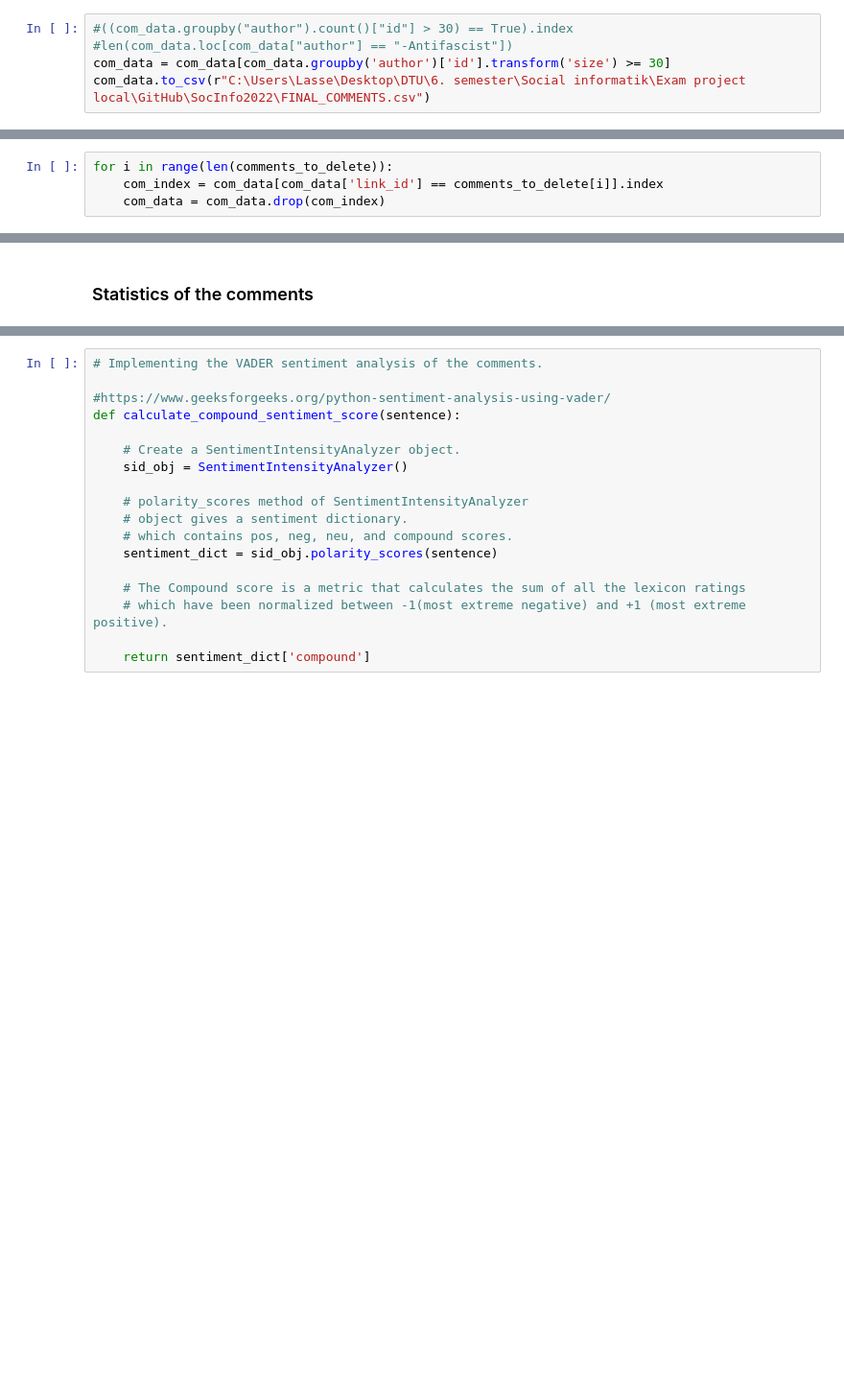
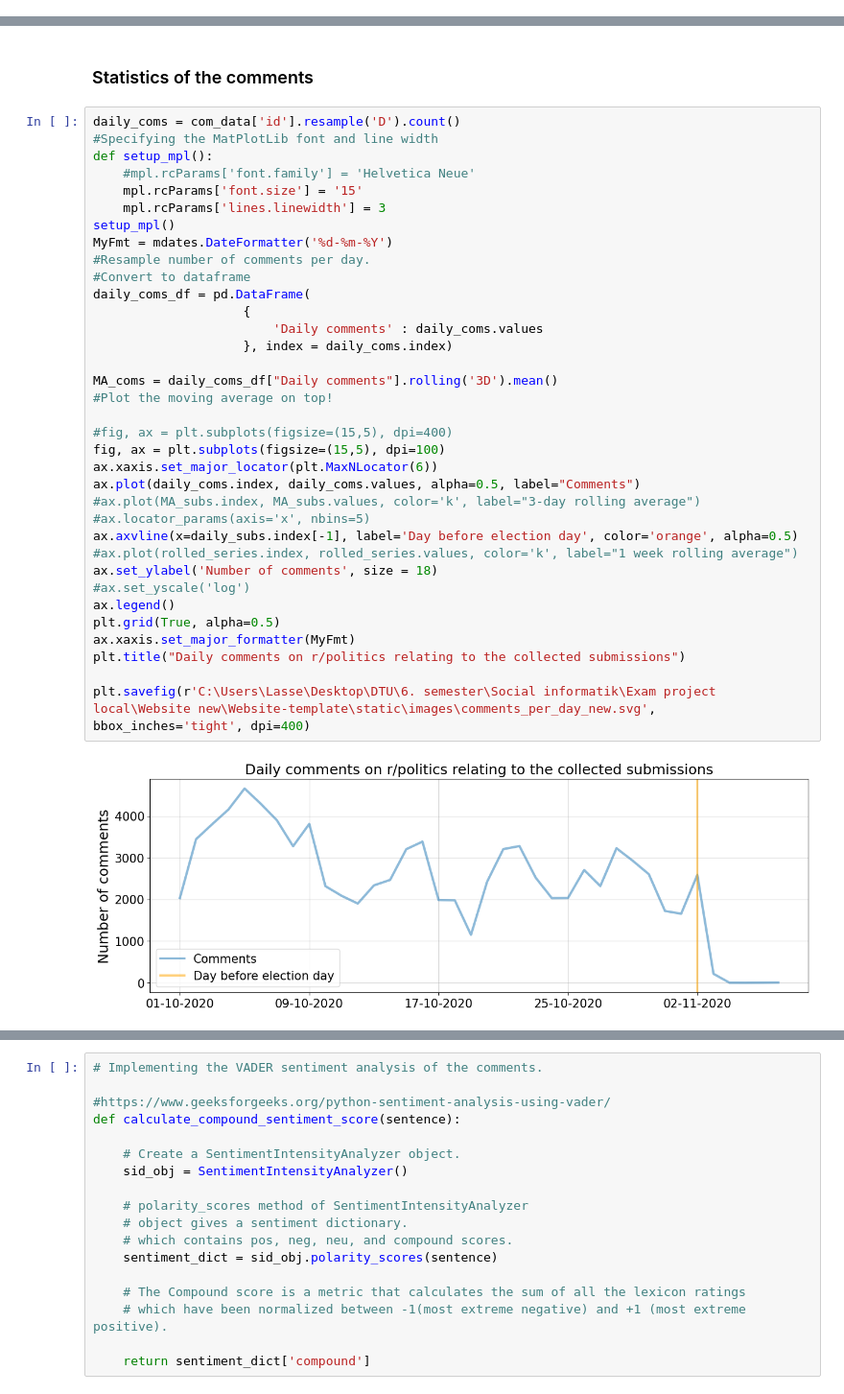
Before and after one commit to JaQtae/SocInfo2022, a Jupyter notebook: Explainer_Notebook_V3.ipynb, the cells around one changed output, grey strips where cells are left out. Shown at 96% size. Cells and saved outputs as stored; diff of their text form; blank space fills up the shorter version.

```diff
--- a/Explainer_Notebook_V3.ipynb
+++ b/Explainer_Notebook_V3.ipynb
@@ -336,5 +320,0 @@ com_data = pd.read_csv(r"C:\Users\Lasse\Desktop\DTU\6. semester\Social informati
-# %%
-#((com_data.groupby("author").count()["id"] > 30) == True).index
-#len(com_data.loc[com_data["author"] == "-Antifascist"])
-com_data = com_data[com_data.groupby('author')['id'].transform('size') >= 30]
-com_data.to_csv(r"C:\Users\Lasse\Desktop\DTU\6. semester\Social informatik\Exam project local\GitHub\SocInfo2022\FINAL_COMMENTS.csv")
@@ -367,4 +320,0 @@ for i in range(len(comments_to_delete)):
-# %%
-for i in range(len(comments_to_delete)):
-    com_index = com_data[com_data['link_id'] == comments_to_delete[i]].index
-    com_data = com_data.drop(com_index)
@@ -456,2 +391,39 @@ df
 # %% [markdown]
 ### Statistics of the comments
+# %%
+daily_coms = com_data['id'].resample('D').count()
+#Specifying the MatPlotLib font and line width
+def setup_mpl():
+    #mpl.rcParams['font.family'] = 'Helvetica Neue'
+    mpl.rcParams['font.size'] = '15'
+    mpl.rcParams['lines.linewidth'] = 3
+setup_mpl()
+MyFmt = mdates.DateFormatter('%d-%m-%Y')
+#Resample number of comments per day.
+#Convert to dataframe
+daily_coms_df = pd.DataFrame(
+                    {
+                        'Daily comments' : daily_coms.values
+                    }, index = daily_coms.index)
+
+MA_coms = daily_coms_df["Daily comments"].rolling('3D').mean()
+#Plot the moving average on top!
+
+#fig, ax = plt.subplots(figsize=(15,5), dpi=400)
+fig, ax = plt.subplots(figsize=(15,5), dpi=100)
+ax.xaxis.set_major_locator(plt.MaxNLocator(6))
+ax.plot(daily_coms.index, daily_coms.values, alpha=0.5, label="Comments")
+#ax.plot(MA_subs.index, MA_subs.values, color='k', label="3-day rolling average")
+#ax.locator_params(axis='x', nbins=5)
+ax.axvline(x=daily_subs.index[-1], label='Day before election day', color='orange', alpha=0.5)
+#ax.plot(rolled_series.index, rolled_series.values, color='k', label="1 week rolling average")
+ax.set_ylabel('Number of comments', size = 18)
+#ax.set_yscale('log')
+ax.legend()
+plt.grid(True, alpha=0.5)
+ax.xaxis.set_major_formatter(MyFmt)
+plt.title("Daily comments on r/politics relating to the collected submissions")
+
+plt.savefig(r'C:\Users\Lasse\Desktop\DTU\6. semester\Social informatik\Exam project local\Website new\Website-template\static\images\comments_per_day_new.svg', bbox_inches='tight', dpi=400)
+# %% [output]
+[figure, added]
```
Also changed, not shown: parts of 49 cells of this notebook, 1 other file.
